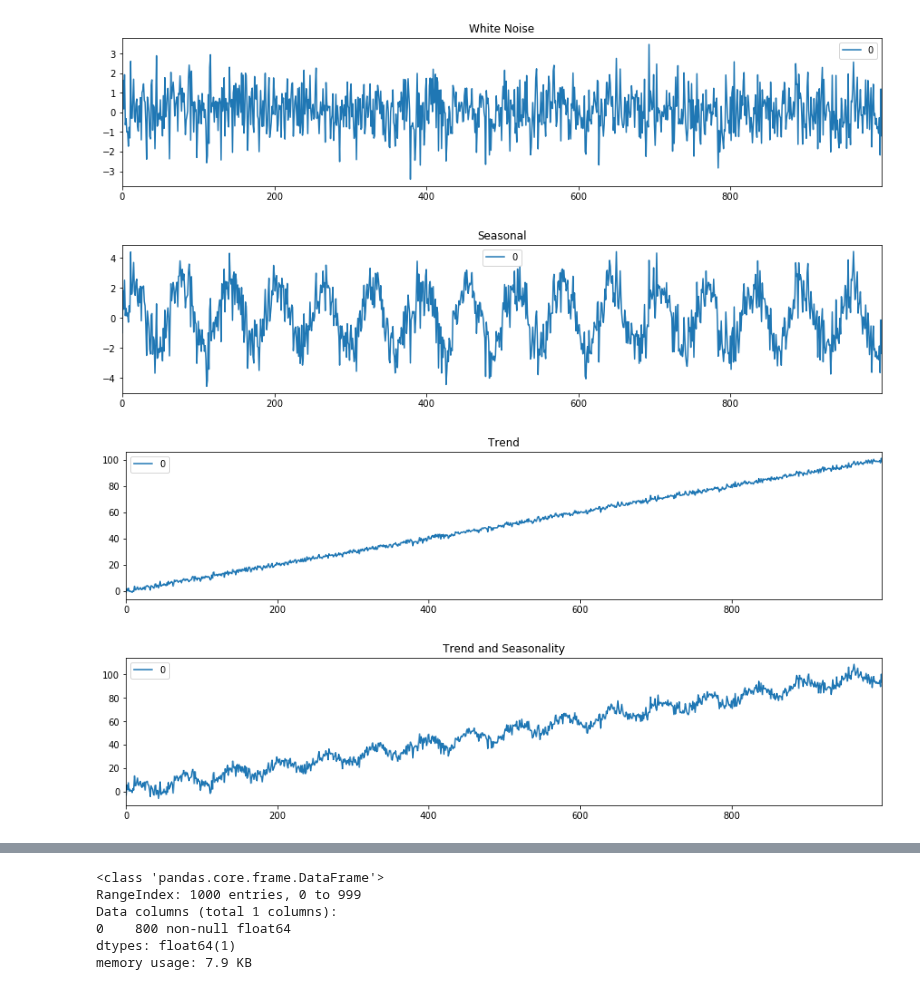
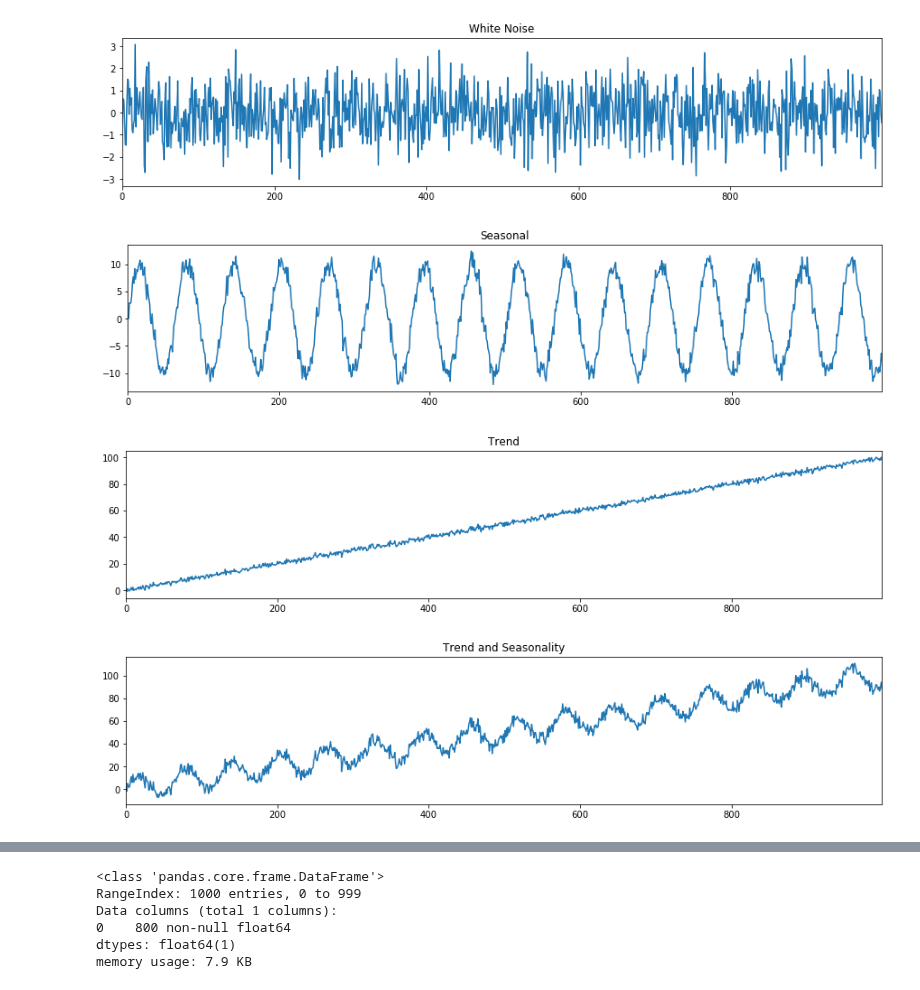
Before and after one commit to silvanaribeiro/TimeSeriesArticle, a Jupyter notebook: Fluxo 4/Generating Default Data.ipynb, the cells around one changed output, grey strips where cells are left out. Drawn from its saved outputs; the diff is of its cells as text; code cells hidden in the pictures.

Commit message:
images of default data

```diff
--- a/Fluxo 4/Generating Default Data.ipynb
+++ b/Fluxo 4/Generating Default Data.ipynb
@@ -8,30 +13,30 @@ white_noise = [gauss(0.0, 1.0) for i in range(1000)]
 # %%
 white_noise = pd.DataFrame(white_noise)
 # %%
-white_noise.plot(figsize=(15,3), title="White Noise")
+white_noise.plot(figsize=(15,3), title="White Noise", legend=False)
 white_noise.to_csv('white_noise_complete.csv', index = True)
 # %% [output]
-[figure, old version]
+[figure, new version]
 # %%
 xlim = 100
 # define functions
 x = np.arange(0, xlim, 0.1)
-y = np.sin(x)*2
+y = np.sin(x)*10
 seasonal = pd.DataFrame(y)+white_noise
 # %%
-seasonal.plot(figsize=(15,3), title="Seasonal")
+seasonal.plot(figsize=(15,3), title="Seasonal", legend=False)
 seasonal.to_csv('seasonal_complete.csv', index = True)
 # %% [output]
-[figure, old version]
+[figure, new version]
 # %%
 xlim = 100
 x = np.arange(0, xlim, 0.1)
 trend = pd.DataFrame(x)+white_noise
 # %%
-trend.plot(figsize=(15,3), title="Trend")
+trend.plot(figsize=(15,3), title="Trend", legend=False)
 trend.to_csv('trend_complete.csv', index = True)
 # %% [output]
-[figure, old version]
+[figure, new version]
 # %%
 xlim = 100
 # define functions
@@ -40,7 +45,7 @@ y = np.sin(x)*5
 seasonal_and_trend = pd.DataFrame(y)+white_noise*3+pd.DataFrame(x)
 # %%
-seasonal_and_trend.plot(figsize=(15,3), title="Trend and Seasonality");
+seasonal_and_trend.plot(figsize=(15,3), title="Trend and Seasonality", legend=False);
 seasonal_and_trend.to_csv('seasonal_and_trend_complete.csv', index = True)
 # %% [output]
-[figure, old version]
+[figure, new version]
 # %%
```
Also changed, not shown: parts of 14 cells of this notebook, 18 other files.
